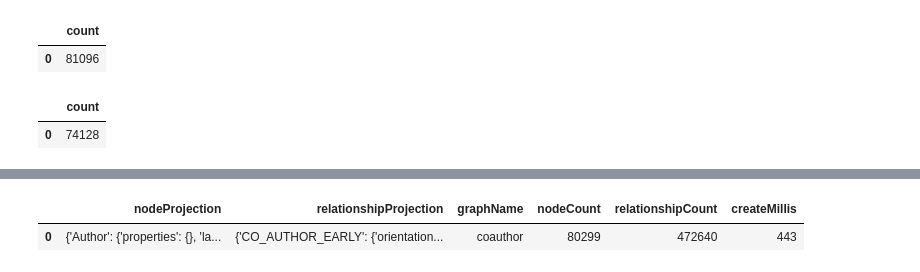
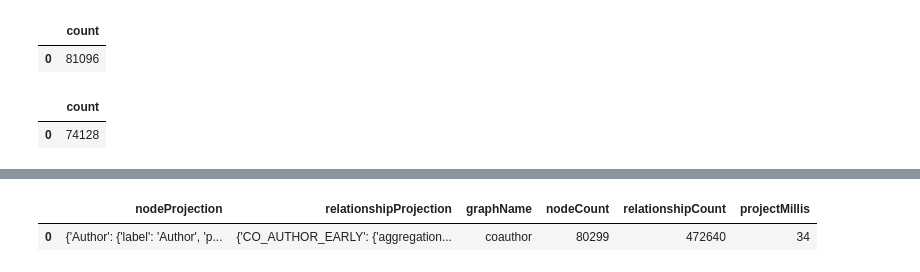
Before and after one commit to w-alves/shap-in-graph, a Jupyter notebook: shap-in-graph.ipynb, the cells around one changed output, grey strips where cells are left out. Drawn from its saved outputs; the diff is of its cells as text; code cells hidden in the pictures.

```diff
--- a/shap-in-graph.ipynb
+++ b/shap-in-graph.ipynb
@@ -23,3 +36,5 @@ graph = Graph("bolt://localhost:7687", auth=("neo4j", "letmein"))
+# %%
+graph = Graph("bolt://localhost:7687", auth=("novoadmin", "novoadmin123"))
 # %%
 query = """
 CALL apoc.periodic.iterate(
@@ -166 +209,15 @@ training_df.head()
+# %%
+test_existing_links = graph.run("""
+MATCH (author:Author)-[:CO_AUTHOR_LATE]->(other:Author)
+RETURN id(author) AS node1, id(other) AS node2, 1 AS label
+""").to_data_frame()
+
+test_missing_links = graph.run("""
+MATCH (author:Author)
+WHERE (author)-[:CO_AUTHOR_LATE]-()
+MATCH (author)-[:CO_AUTHOR_LATE*2..3]-(other)
+WHERE not((author)-[:CO_AUTHOR_LATE]-(other))
+RETURN id(author) AS node1, id(other) AS node2, 0 AS label
+""").to_data_frame()
+test_missing_links = test_missing_links.drop_duplicates()
 # %%
@@ -283,9 +389,10 @@ feature_importance(columns, classifier)
 # %%
-graph.run("""
-CALL gds.graph.create('coauthor','Author',
- {CO_AUTHOR_EARLY: {orientation:'UNDIRECTED'},
-  CO_AUTHOR: {orientation:'UNDIRECTED'}})
-""").to_data_frame()
+graph.run("""CALL gds.graph.project(
+'coauthor',
+'Author',
+{CO_AUTHOR_EARLY: {orientation:'UNDIRECTED'},
+CO_AUTHOR: {orientation:'UNDIRECTED'}}
+);""").to_data_frame()
 # %% [output]
-|  | nodeProjection | relationshipProjection | graphName | nodeCount | relationshipCount | createMillis |
-| 0 | {'Author': {'properties': {}, 'la... | {'CO_AUTHOR_EARLY': {'orientation... | coauthor | 80299 | 472640 | 443 |
+|  | nodeProjection | relationshipProjection | graphName | nodeCount | relationshipCount | projectMillis |
+| 0 | {'Author': {'label': 'Author', 'p... | {'CO_AUTHOR_EARLY': {'aggregation... | coauthor | 80299 | 472640 | 34 |
```
Also changed, not shown: parts of 77 cells of this notebook, 1 other file.
